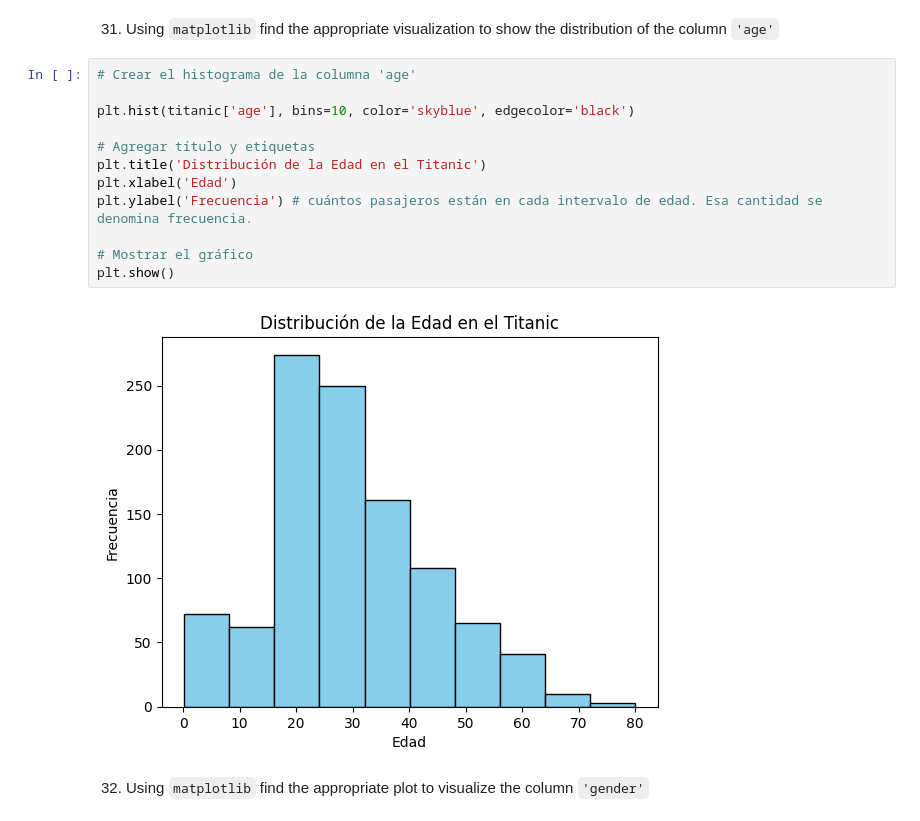
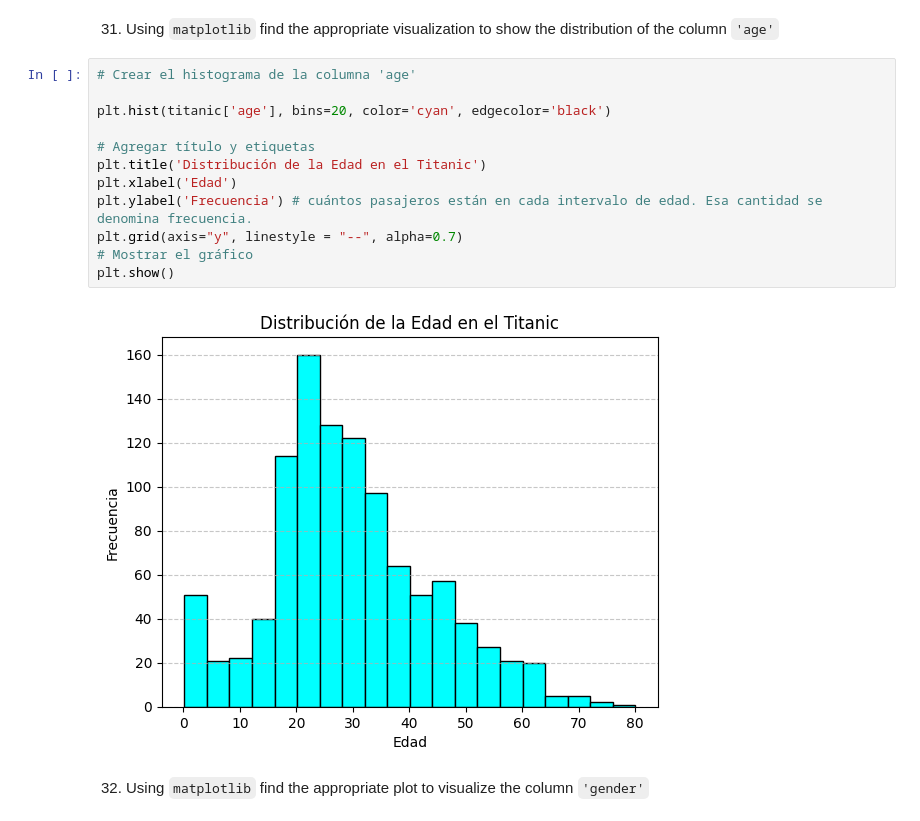
Before and after one commit to NaiSaratxaga/2503_dsft_thebridge_naiara, a Jupyter notebook: 2-Data_Analysis/2-Pandas/Practica/7-Titanic/Titanic-exercise.ipynb, the cells around one changed output. Saved outputs shown, nothing was run; the diff lists cells and outputs as text.

```diff
--- a/2-Data_Analysis/2-Pandas/Practica/7-Titanic/Titanic-exercise.ipynb
+++ b/2-Data_Analysis/2-Pandas/Practica/7-Titanic/Titanic-exercise.ipynb
@@ -636,17 +630,17 @@ print(names_repeat)
 # %%
 # Crear el histograma de la columna 'age'
 
-plt.hist(titanic['age'], bins=10, color='skyblue', edgecolor='black')
+plt.hist(titanic['age'], bins=20, color='cyan', edgecolor='black')
 
 # Agregar título y etiquetas
 plt.title('Distribución de la Edad en el Titanic')
 plt.xlabel('Edad')
 plt.ylabel('Frecuencia') # cuántos pasajeros están en cada intervalo de edad. Esa cantidad se denomina frecuencia.
-
+plt.grid(axis="y", linestyle = "--", alpha=0.7)
 # Mostrar el gráfico
 plt.show()
 # %% [output]
-[figure, old version]
+[figure, new version]
 # %% [markdown]
 32. Using `matplotlib` find the appropriate plot to visualize the column `'gender'`
 # %%
```
Also changed, not shown: parts of 13 cells of this notebook.
